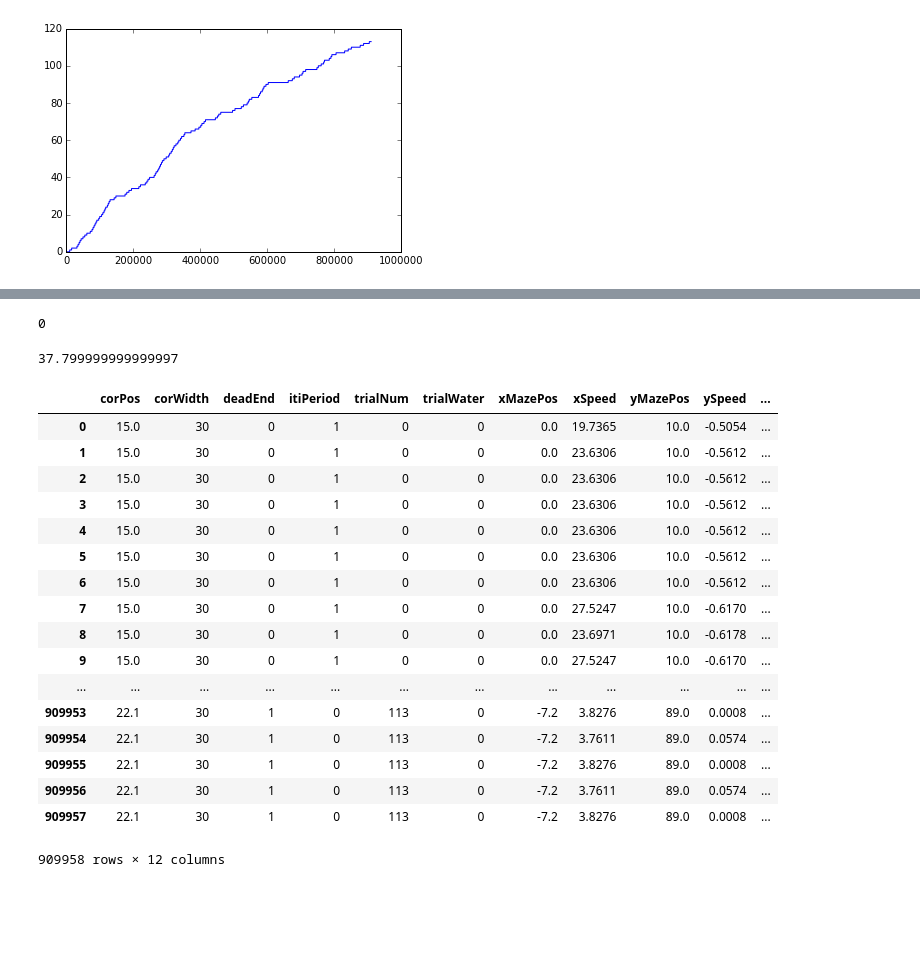
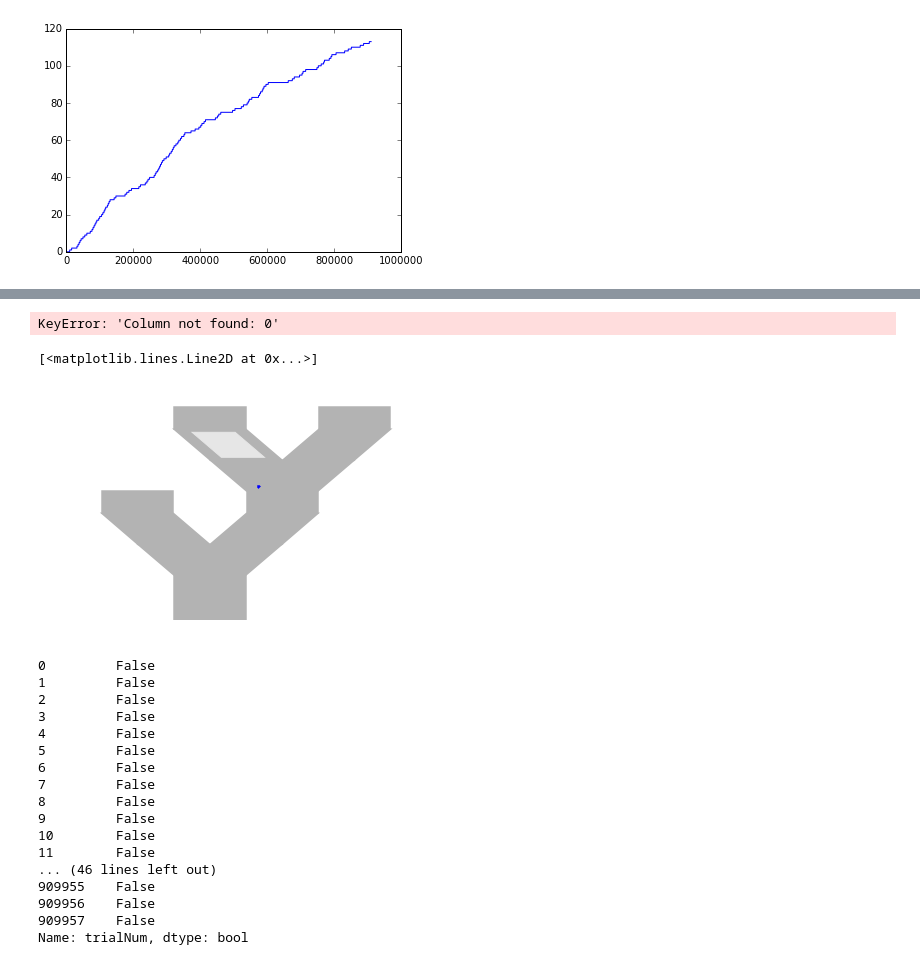
Before and after one commit to sofroniewn/mVR-example, a Jupyter notebook: mVR - example_data.ipynb, the cells around one changed output, grey strips where cells are left out. Saved outputs shown, nothing was run; the diff lists cells and outputs as text; code cells hidden in the pictures; blank space fills up the shorter version.

```diff
--- a/mVR - example_data.ipynb
+++ b/mVR - example_data.ipynb
@@ -14,7 +14,7 @@ import matplotlib.pyplot as plt
 # %% [markdown]
 ## Load covariates and maze information
 # %%
-basePath = '/Users/MJAY-MAC/Desktop/mVR-example-master 2'
+basePath = '/Users/MJAY-MAC/Desktop/GITHUB/mVR-example'
 # %%
 with open(os.path.join(basePath,'covariates.json')) as fp:
     params = pd.DataFrame(json.load(fp))
@@ -388,29 +235,30 @@ two = mPath.Path(np.array(maze[1].T))
-# %%
-two.contains_point((ops[0][0][0],ops[0][0][1]))
-# %% [output]
-0
-# %%
-ops[1500][0][1]
-# %% [output]
-37.799999999999997
-# %%
-params
-# %% [output]
-|  | corPos | corWidth | deadEnd | itiPeriod | trialNum | trialWater | xMazePos | xSpeed | yMazePos | ySpeed | ... |
-| 0 | 15.0 | 30 | 0 | 1 | 0 | 0 | 0.0 | 19.7365 | 10.0 | -0.5054 | ... |
-| 1 | 15.0 | 30 | 0 | 1 | 0 | 0 | 0.0 | 23.6306 | 10.0 | -0.5612 | ... |
-| 2 | 15.0 | 30 | 0 | 1 | 0 | 0 | 0.0 | 23.6306 | 10.0 | -0.5612 | ... |
-| 3 | 15.0 | 30 | 0 | 1 | 0 | 0 | 0.0 | 23.6306 | 10.0 | -0.5612 | ... |
-| 4 | 15.0 | 30 | 0 | 1 | 0 | 0 | 0.0 | 23.6306 | 10.0 | -0.5612 | ... |
-| 5 | 15.0 | 30 | 0 | 1 | 0 | 0 | 0.0 | 23.6306 | 10.0 | -0.5612 | ... |
-| 6 | 15.0 | 30 | 0 | 1 | 0 | 0 | 0.0 | 23.6306 | 10.0 | -0.5612 | ... |
-| 7 | 15.0 | 30 | 0 | 1 | 0 | 0 | 0.0 | 27.5247 | 10.0 | -0.6170 | ... |
-| 8 | 15.0 | 30 | 0 | 1 | 0 | 0 | 0.0 | 23.6971 | 10.0 | -0.6178 | ... |
-| 9 | 15.0 | 30 | 0 | 1 | 0 | 0 | 0.0 | 27.5247 | 10.0 | -0.6170 | ... |
-| ... | ... | ... | ... | ... | ... | ... | ... | ... | ... | ... | ... |
-| 909953 | 22.1 | 30 | 1 | 0 | 113 | 0 | -7.2 | 3.8276 | 89.0 | 0.0008 | ... |
-| 909954 | 22.1 | 30 | 1 | 0 | 113 | 0 | -7.2 | 3.7611 | 89.0 | 0.0574 | ... |
-| 909955 | 22.1 | 30 | 1 | 0 | 113 | 0 | -7.2 | 3.8276 | 89.0 | 0.0008 | ... |
-| 909956 | 22.1 | 30 | 1 | 0 | 113 | 0 | -7.2 | 3.7611 | 89.0 | 0.0574 | ... |
-| 909957 | 22.1 | 30 | 1 | 0 | 113 | 0 | -7.2 | 3.8276 | 89.0 | 0.0008 | ... |
-909958 rows × 12 columns
+# %%
+trials
+# %% [output]
+KeyError: 'Column not found: 0'
+# %%
+draw(maze, reward)
+plt.plot(20,60, '.')
+# %% [output]
+[<matplotlib.lines.Line2D at 0x...>]
+[figure, added]
+# %%
+print params.trialNum.isin([115])
+# %% [output]
+0         False
+1         False
+2         False
+3         False
+4         False
+5         False
+6         False
+7         False
+8         False
+9         False
+10        False
+11        False
+... (46 lines left out)
+909955    False
+909956    False
+909957    False
+Name: trialNum, dtype: bool
```
Also changed, not shown: parts of 14 cells of this notebook.
